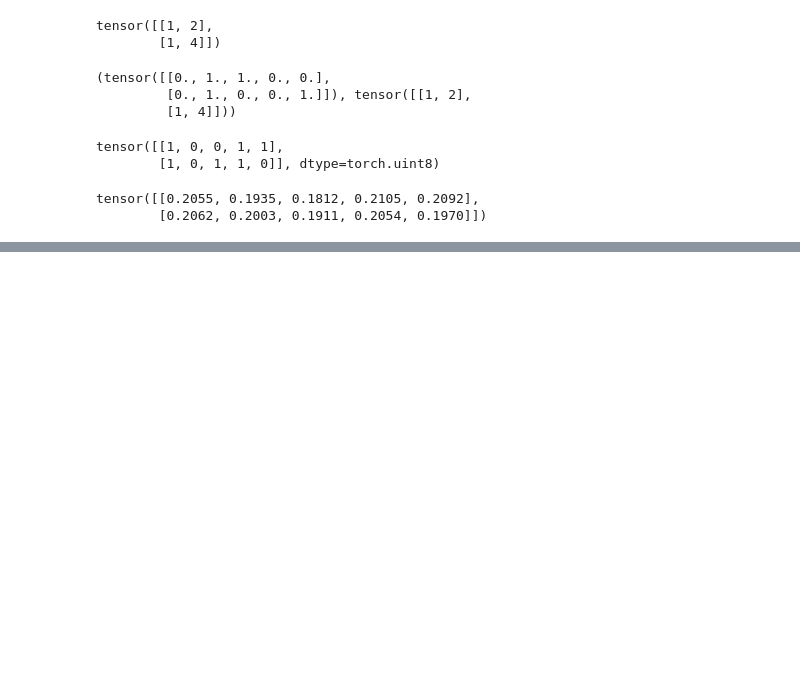
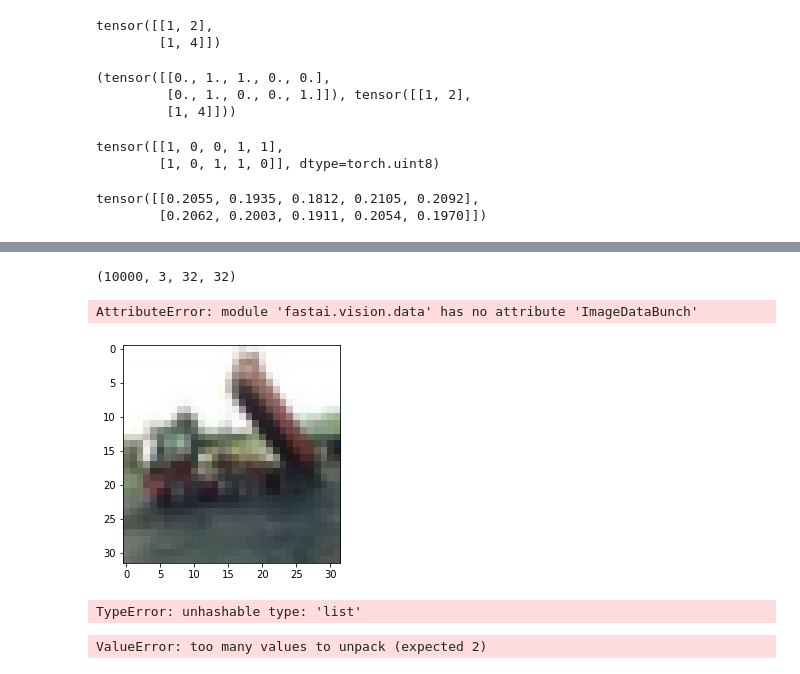
Before and after one commit to gebob19/Dropout-Attention, a Jupyter notebook: torch_workstation.ipynb, the cells around one changed output, grey strips where cells are left out. Cells and saved outputs as stored; diff of their text form; code cells hidden in the pictures; blank space fills up the shorter version.

```diff
--- a/torch_workstation.ipynb
+++ b/torch_workstation.ipynb
@@ -986,0 +1050,8 @@ torch.ones_like
+# %%
+def unpickle(file):
+    import pickle
+    with open(file, 'rb') as fo:
+        dict = pickle.load(fo, encoding='bytes')
+    return dict
+# %%
+d = unpickle('./cifar-10-batches-py/data_batch_1')
@@ -986,0 +1075,5 @@ torch.ones_like
+# %%
+databatch1 = d[b'data'].reshape((10000, -1, 32, 32))
+databatch1.shape
+# %% [output]
+(10000, 3, 32, 32)
@@ -986,0 +1085,12 @@ torch.ones_like
+# %%
+idb = ImageDataBunch(trainloader, trainloader)
+idb.show_batch()
+# %% [output]
+AttributeError: module 'fastai.vision.data' has no attribute 'ImageDataBunch'
+# %%
+ex = databatch1[2].transpose(1, 2, 0)
+# %%
+plt.imshow(ex)
+plt.show()
+# %% [output]
+[figure, added]
@@ -986,0 +1100,8 @@ torch.ones_like
+# %%
+db = ImageDataset(trainloader, trainloader)
+# %% [output]
+TypeError: unhashable type: 'list'
+# %%
+db.show_batch()
+# %% [output]
+ValueError: too many values to unpack (expected 2)
```
Also changed, not shown: parts of 21 cells of this notebook, 1 other file.
